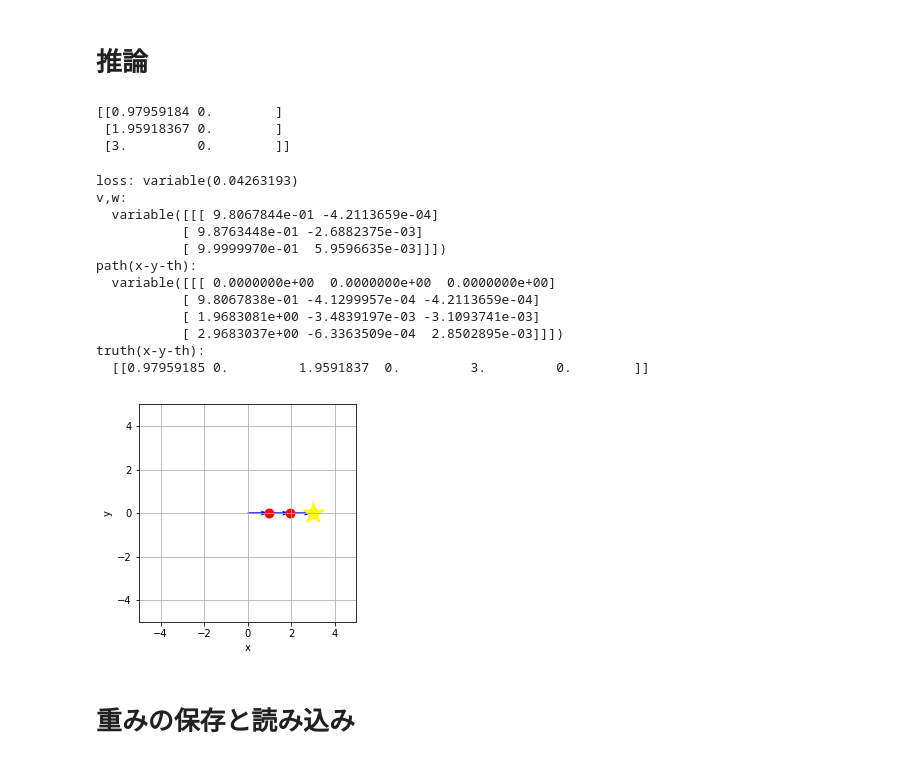
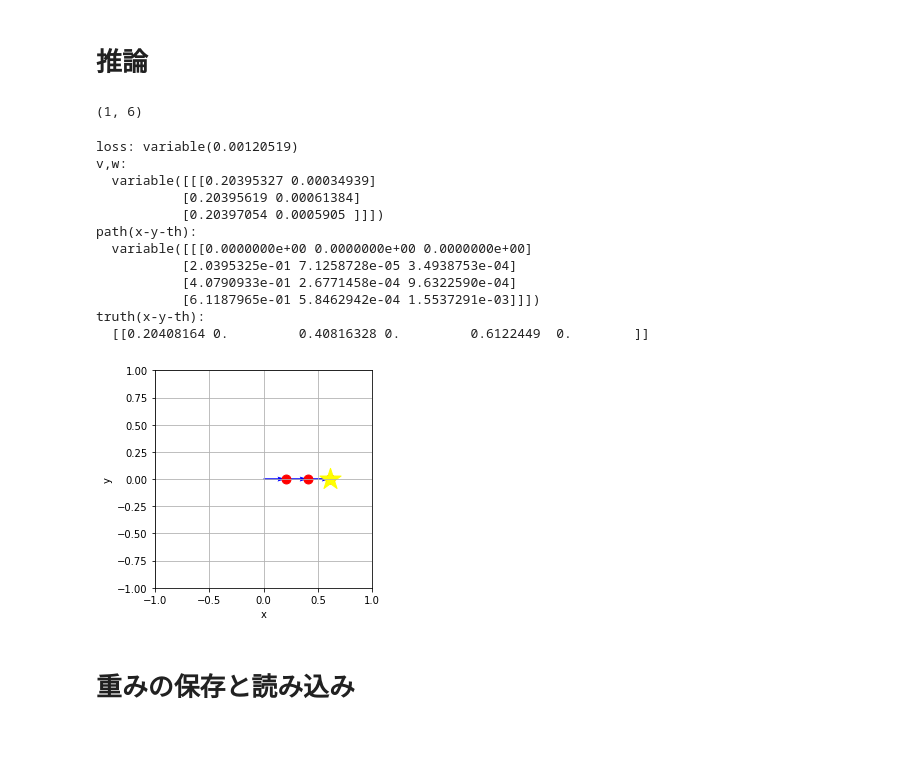
Before and after one commit to yotaseki/ParameterLearning, a Jupyter notebook: MovingCar.ipynb, the cells around one changed output. Saved outputs shown, nothing was run; the diff lists cells and outputs as text; code cells hidden in the pictures.

```diff
--- a/MovingCar.ipynb
+++ b/MovingCar.ipynb
@@ -240,6 +240,23 @@ def get_n_point_from_path_2(n,path,plot=0):
     if(plot):
         plot_f(path_data[:,0],path_data[:,1],color="red")
     return path_data[1:len(path_data)]
+
+def distance(p1,p2,ax=0):
+    D = np.sqrt(np.sum((p1-p2)**2,axis=ax))
+    return D
+
+def get_evenly_spaced_points(data,space):
+    ret = np.empty((0,2))
+    idx_list = [];
+    p1 = np.array((0.0, 0.0),dtype=np.float32);
+    for i in range(len(data)):
+        p2 = data[i]
+        D = distance(p1,p2)
+        if(D >= space):
+            ret = np.vstack((ret,p2))
+            idx_list.append(i)
+            p1 = p2
+    return ret, idx_list
 # %%
 p = make_function_path(np.sin,np.linspace(0,2*np.pi),plot=1)
 p = make_function_path(np.cos,np.linspace(0,2*np.pi),plot=1)
@@ -282,11 +299,12 @@ data_len = 3 * 2 #(3step , X-Y)
 
 def get_path_data(data_num, data_len):
     data = np.empty((1,6),dtype=np.float32)
-    l = 3 # 円弧の長さ
+    l = 10 # 円弧の長さ
     for i in range(data_num):
         rand_rad = np.random.rand() * (2*np.pi/3) - np.pi/3 # 回転範囲 -60 ~ 60
         path = make_arc_path_2(l,rand_rad)
-        via_path = get_n_point_from_path_2(data_len/2,path)
+        path_es, idx_list = get_evenly_spaced_points(path, 0.1)
+        via_path = path_es[0:data_len/2]
         data = np.vstack((data,via_path.flatten()))
         #data = np.vstack((data,[via_path]))
     return data[1:len(data)]
@@ -508,7 +526,7 @@ Time :585.1062154769897
 def predict(model, x_test, plot=0, xlim=[-5,5],ylim=[-5,5]):
     x_data = Variable(x_test)
     y = model(x_data)
-    car = CartLayer(len(y))
+    car = CartLayer(len(y))s
     predpos = calc_car_pos(car, y)
     truepos = Variable(x_test)
     loss,msg = loss_function(y, x_data)
@@ -519,31 +537,30 @@ def predict(model, x_test, plot=0, xlim=[-5,5],ylim=[-5,5]):
     if(plot>0):
         plot_path(car.path.data, np.reshape(x_data.data, (int(len(x_data[0])/2), 2)),xlim,ylim)
 # %%
-l = 3
+l = 10
 path = make_arc_path_2(l,0)
-via_path = get_n_point_from_path_2(data_len/2,path)
+path_es, idx_list = get_evenly_spaced_points(path, 0.1)
+via_path = path_es[0:data_len/2]
 sample_x_test = np.array([via_path.flatten()],dtype=np.float32)
-print(via_path)
+print(sample_x_test.shape)
 # %% [output]
-[[0.97959184 0.        ]
- [1.95918367 0.        ]
- [3.         0.        ]]
+(1, 6)
 # %%
-predict(model, sample_x_test, plot=1, xlim=[-5,5], ylim=[-5,5])
+predict(model, sample_x_test, plot=1, xlim=[-1,1], ylim=[-1,1])
 # %% [output]
-loss: variable(0.04263193)
+loss: variable(0.00120519)
 v,w:
-  variable([[[ 9.8067844e-01 -4.2113659e-04]
-           [ 9.8763448e-01 -2.6882375e-03]
-           [ 9.9999970e-01  5.9596635e-03]]])
+  variable([[[0.20395327 0.00034939]
+           [0.20395619 0.00061384]
+           [0.20397054 0.0005905 ]]])
 path(x-y-th):
-  variable([[[ 0.0000000e+00  0.0000000e+00  0.0000000e+00]
-           [ 9.8067838e-01 -4.1299957e-04 -4.2113659e-04]
-           [ 1.9683081e+00 -3.4839197e-03 -3.1093741e-03]
-           [ 2.9683037e+00 -6.3363509e-04  2.8502895e-03]]])
+  variable([[[0.0000000e+00 0.0000000e+00 0.0000000e+00]
+           [2.0395325e-01 7.1258728e-05 3.4938753e-04]
+           [4.0790933e-01 2.6771458e-04 9.6322590e-04]
+           [6.1187965e-01 5.8462942e-04 1.5537291e-03]]])
 truth(x-y-th):
-  [[0.97959185 0.         1.9591837  0.         3.         0.        ]]
+  [[0.20408164 0.         0.40816328 0.         0.6122449  0.        ]]
-[figure, old version]
+[figure, new version]
 # %% [markdown]
 # 重みの保存と読み込み
 # %%
```
Also changed, not shown: parts of 5 cells of this notebook, 1 other file.
